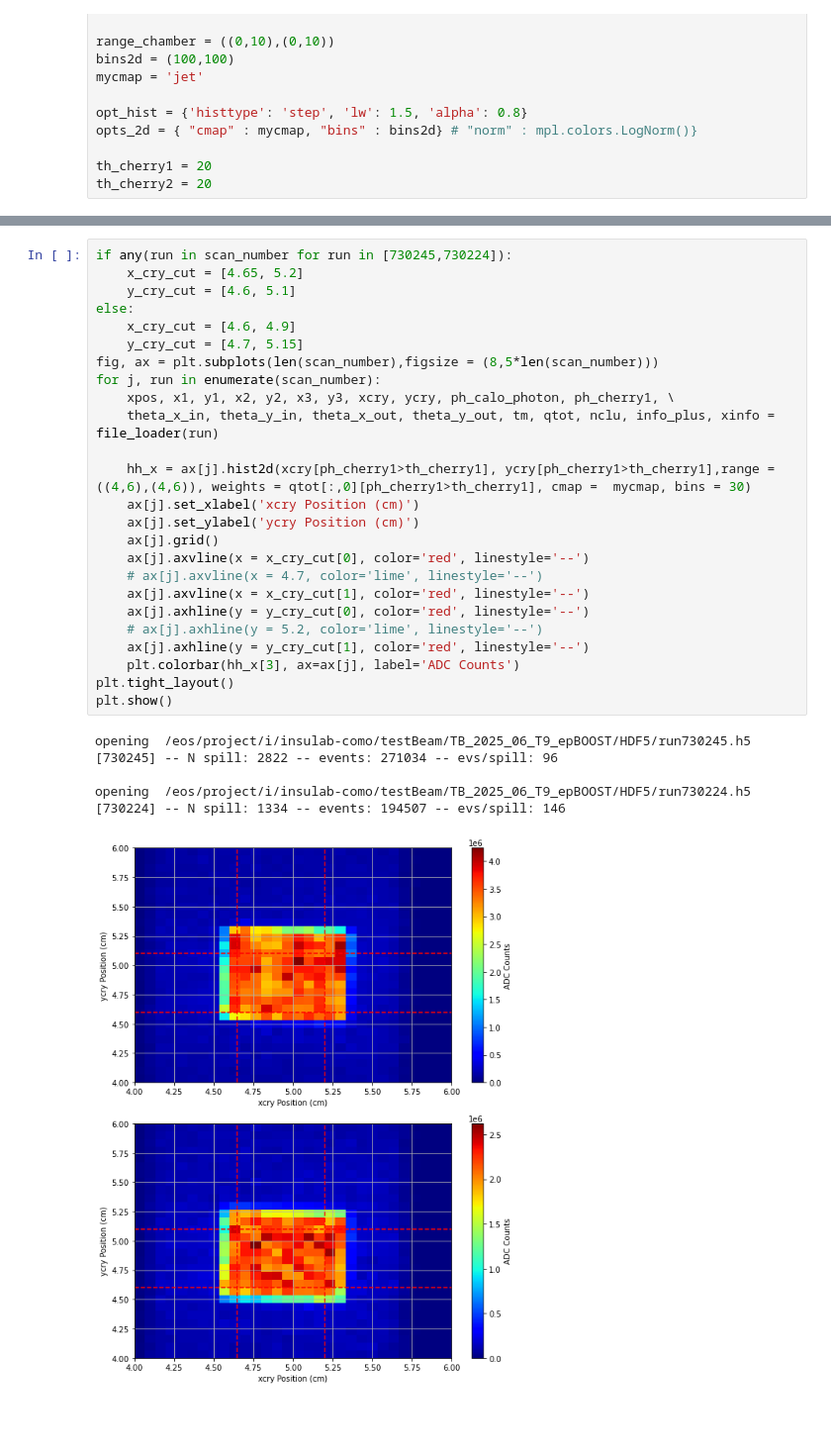
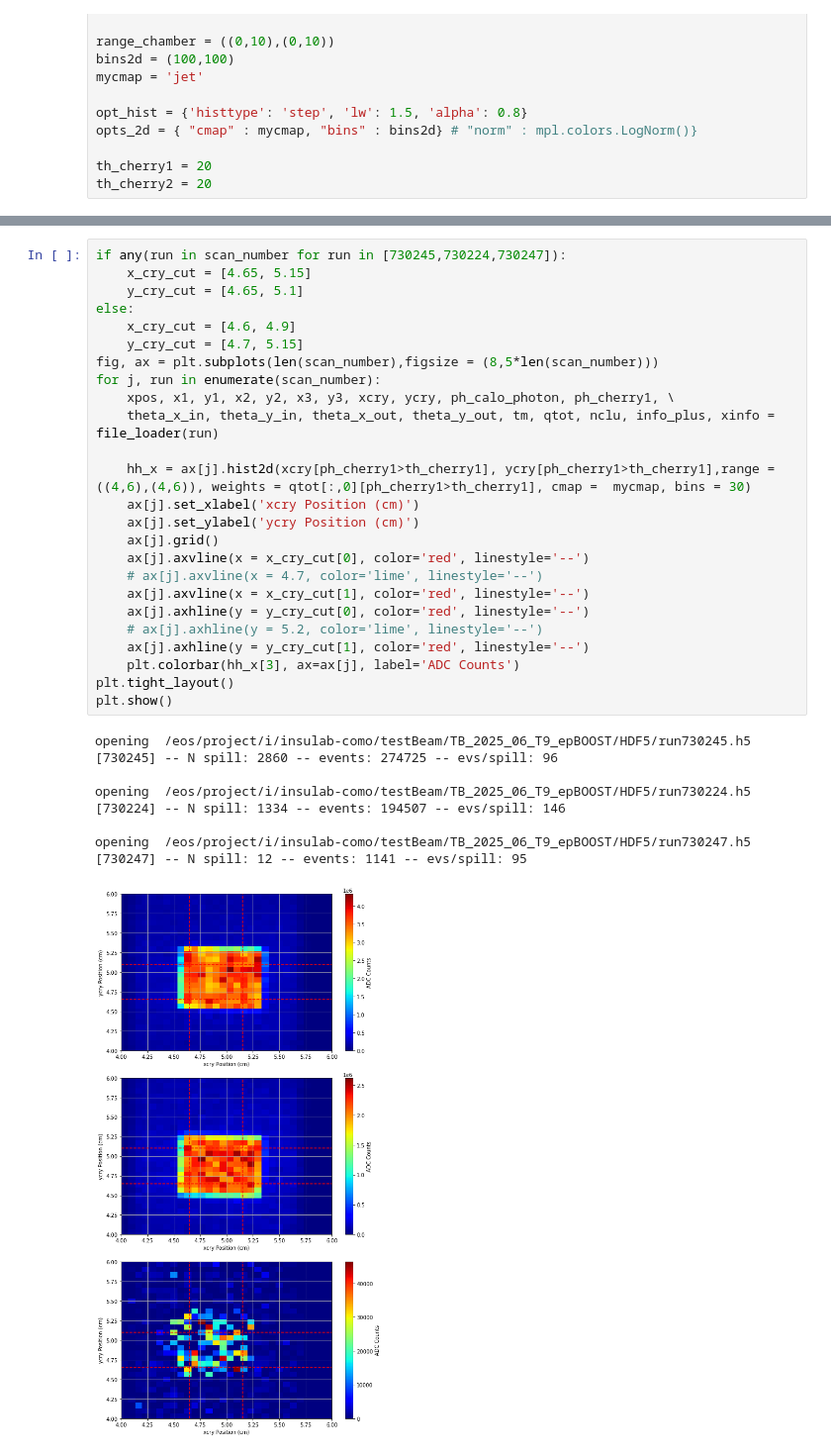
Before and after one commit to Ncanale/eplusBOOST_2025_T9, a Jupyter notebook: OM/compare_epBOOST.ipynb, the cells around one changed output, grey strips where cells are left out. Shown at 99% size. Drawn from its saved outputs; the diff is of its cells as text; blank space fills up the shorter version.

```diff
--- a/OM/compare_epBOOST.ipynb
+++ b/OM/compare_epBOOST.ipynb
@@ -137,35 +137,38 @@ Run numbers: [730245, 730224]
 # %%
-if any(run in scan_number for run in [730245,730224]):
-    x_cry_cut = [4.65, 5.2]
-    y_cry_cut = [4.6, 5.1]
+if any(run in scan_number for run in [730245,730224,730247]):
+    x_cry_cut = [4.65, 5.15]
+    y_cry_cut = [4.65, 5.1]
 else:
     x_cry_cut = [4.6, 4.9]
     y_cry_cut = [4.7, 5.15]
 fig, ax = plt.subplots(len(scan_number),figsize = (8,5*len(scan_number)))
 for j, run in enumerate(scan_number):
     xpos, x1, y1, x2, y2, x3, y3, xcry, ycry, ph_calo_photon, ph_cherry1, \
     theta_x_in, theta_y_in, theta_x_out, theta_y_out, tm, qtot, nclu, info_plus, xinfo = file_loader(run)
 
     hh_x = ax[j].hist2d(xcry[ph_cherry1>th_cherry1], ycry[ph_cherry1>th_cherry1],range = ((4,6),(4,6)), weights = qtot[:,0][ph_cherry1>th_cherry1], cmap =  mycmap, bins = 30)
     ax[j].set_xlabel('xcry Position (cm)')
     ax[j].set_ylabel('ycry Position (cm)')
     ax[j].grid()
     ax[j].axvline(x = x_cry_cut[0], color='red', linestyle='--')
     # ax[j].axvline(x = 4.7, color='lime', linestyle='--')
     ax[j].axvline(x = x_cry_cut[1], color='red', linestyle='--')
     ax[j].axhline(y = y_cry_cut[0], color='red', linestyle='--')
     # ax[j].axhline(y = 5.2, color='lime', linestyle='--')
     ax[j].axhline(y = y_cry_cut[1], color='red', linestyle='--')
     plt.colorbar(hh_x[3], ax=ax[j], label='ADC Counts')
 plt.tight_layout()
 plt.show()
 # %% [output]
 opening  /eos/project/i/insulab-como/testBeam/TB_2025_06_T9_epBOOST/HDF5/run730245.h5
-[730245] -- N spill: 2822 -- events: 271034 -- evs/spill: 96
+[730245] -- N spill: 2860 -- events: 274725 -- evs/spill: 96
 
 opening  /eos/project/i/insulab-como/testBeam/TB_2025_06_T9_epBOOST/HDF5/run730224.h5
 [730224] -- N spill: 1334 -- events: 194507 -- evs/spill: 146
+
+opening  /eos/project/i/insulab-como/testBeam/TB_2025_06_T9_epBOOST/HDF5/run730247.h5
+[730247] -- N spill: 12 -- events: 1141 -- evs/spill: 95
-[figure, old version]
+[figure, new version]
 # %%
 isrot = False
 iscrad = True
```
Also changed, not shown: parts of 5 cells of this notebook, 3 other files.
